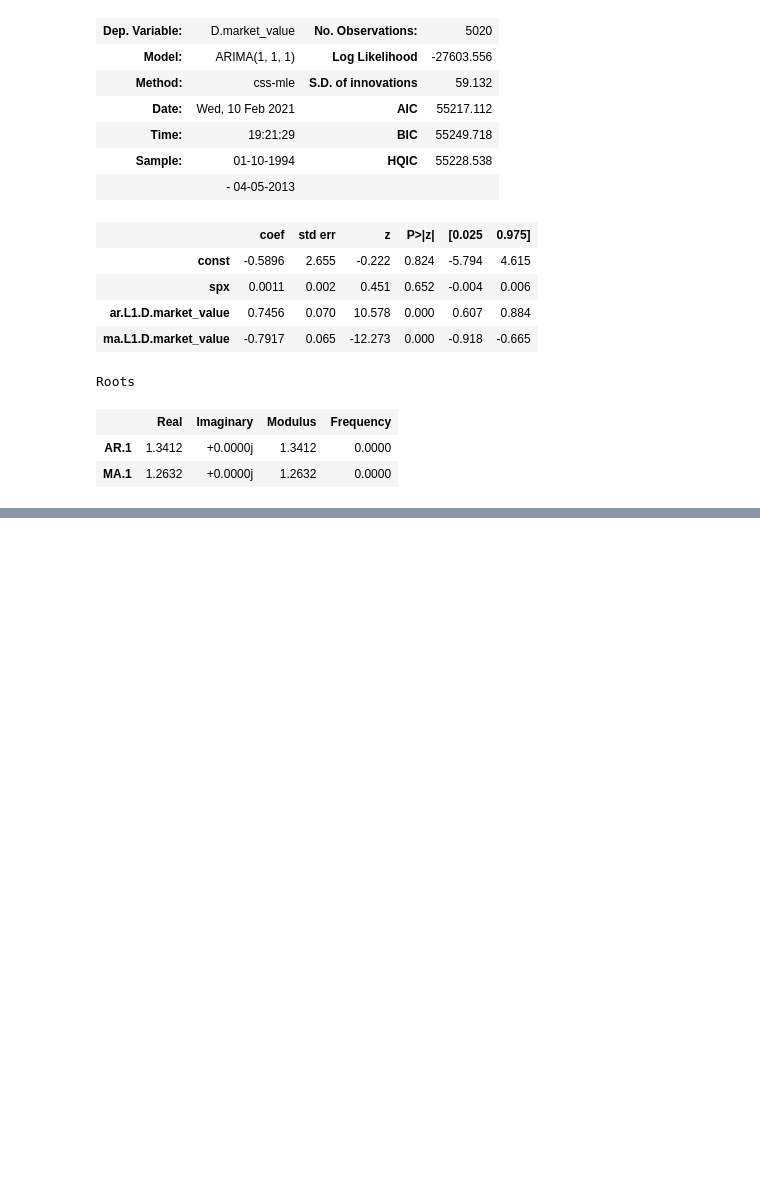
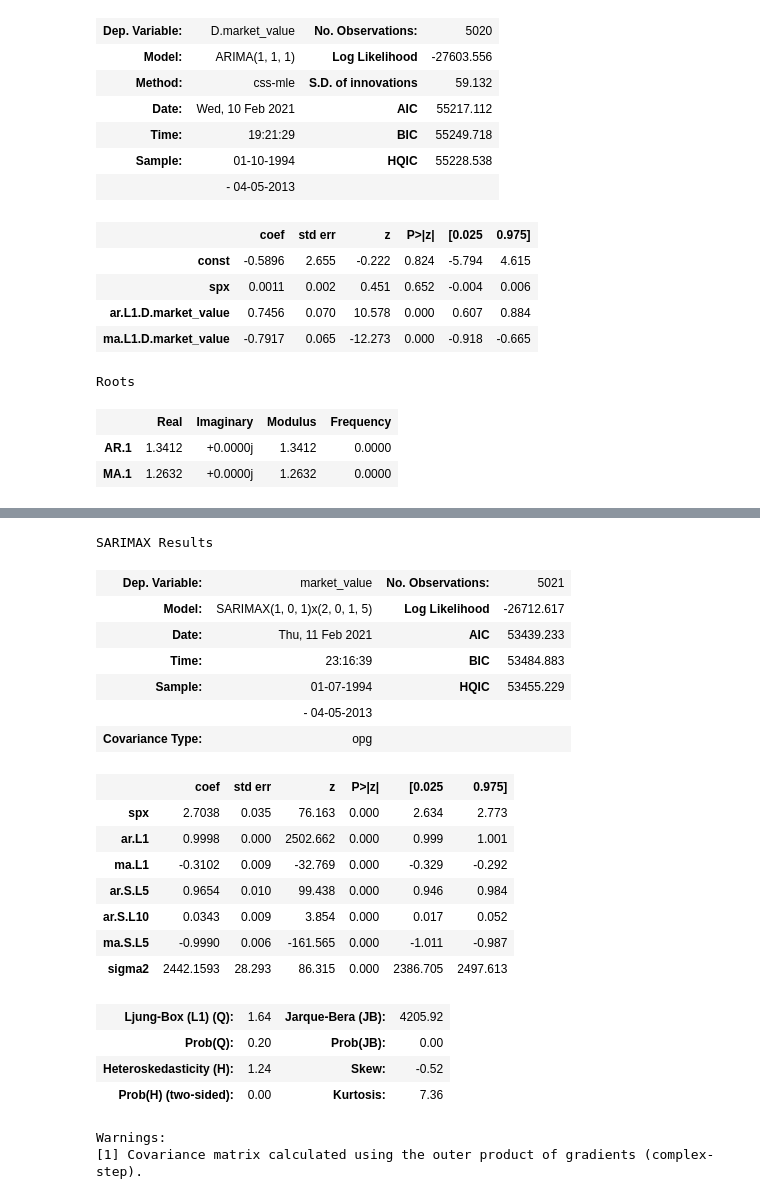
Before and after one commit to mkang32/snp500-analysis, a Jupyter notebook: notebooks/6.the_ARIMA_model.ipynb, the cells around one changed output, grey strips where cells are left out. Drawn from its saved outputs; the diff is of its cells as text; code cells hidden in the pictures; blank space fills up the shorter version.

Commit message:
SARIMAX

```diff
--- a/notebooks/6.the_ARIMA_model.ipynb
+++ b/notebooks/6.the_ARIMA_model.ipynb
@@ -366,0 +403,27 @@ Roots
+# %%
+model_sarimax = SARIMAX(df.market_value, exog=df.spx, order=(1,0,1), seasonal_order=(2,0,1,5))
+results_sarimax = model_sarimax.fit()
+results_sarimax.summary()
+# %% [output]
+SARIMAX Results
+| Dep. Variable: | market_value | No. Observations: | 5021 |
+| Model: | SARIMAX(1, 0, 1)x(2, 0, 1, 5) | Log Likelihood | -26712.617 |
+| Date: | Thu, 11 Feb 2021 | AIC | 53439.233 |
+| Time: | 23:16:39 | BIC | 53484.883 |
+| Sample: | 01-07-1994 | HQIC | 53455.229 |
+|  | - 04-05-2013 |  |  |
+| Covariance Type: | opg |  |  |
+|  | coef | std err | z | P>|z| | [0.025 | 0.975] |
+| spx | 2.7038 | 0.035 | 76.163 | 0.000 | 2.634 | 2.773 |
+| ar.L1 | 0.9998 | 0.000 | 2502.662 | 0.000 | 0.999 | 1.001 |
+| ma.L1 | -0.3102 | 0.009 | -32.769 | 0.000 | -0.329 | -0.292 |
+| ar.S.L5 | 0.9654 | 0.010 | 99.438 | 0.000 | 0.946 | 0.984 |
+| ar.S.L10 | 0.0343 | 0.009 | 3.854 | 0.000 | 0.017 | 0.052 |
+| ma.S.L5 | -0.9990 | 0.006 | -161.565 | 0.000 | -1.011 | -0.987 |
+| sigma2 | 2442.1593 | 28.293 | 86.315 | 0.000 | 2386.705 | 2497.613 |
+| Ljung-Box (L1) (Q): | 1.64 | Jarque-Bera (JB): | 4205.92 |
+| Prob(Q): | 0.20 | Prob(JB): | 0.00 |
+| Heteroskedasticity (H): | 1.24 | Skew: | -0.52 |
+| Prob(H) (two-sided): | 0.00 | Kurtosis: | 7.36 |
+Warnings:
+[1] Covariance matrix calculated using the outer product of gradients (complex-step).
```
Also changed, not shown: parts of 3 cells of this notebook.
